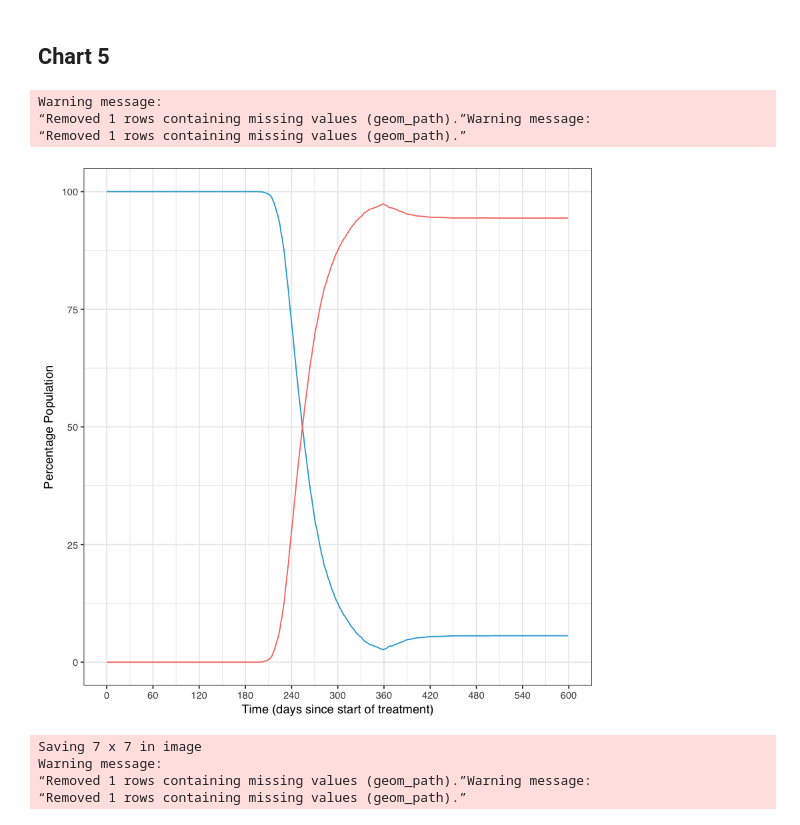
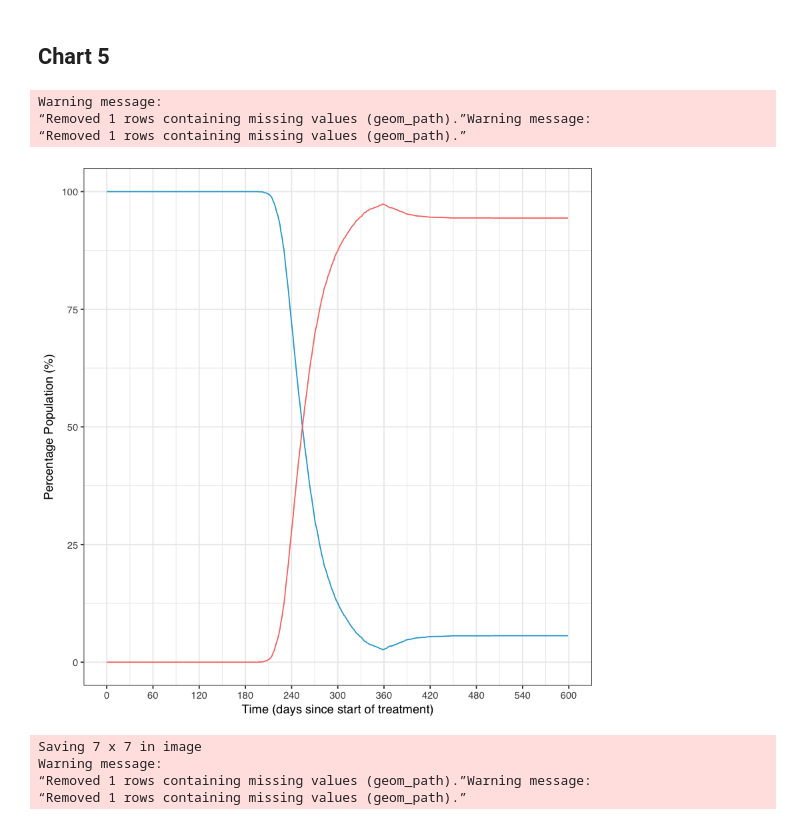
Before and after one commit to byillustrativemeans/UCSFprojects, a Jupyter notebook: systemsModel/Charts for Mathematical Modeling to Explore Shorter Multi-Drug Therapy Options for Active Pulmonary Tuberculosis.ipynb, the cells around one changed output. Cells and saved outputs as stored; diff of their text form; code cells hidden in the pictures.

Commit message:
Plot5.png updated

```diff
--- a/systemsModel/Charts for Mathematical Modeling to Explore Shorter Multi-Drug Therapy Options for Active Pulmonary Tuberculosis.ipynb
+++ b/systemsModel/Charts for Mathematical Modeling to Explore Shorter Multi-Drug Therapy Options for Active Pulmonary Tuberculosis.ipynb
@@ -257,27 +257,27 @@ Warning message:
 # %%
 file22 <- data.frame(AcuteTB = scan('~/Dropbox/John_manuscript/Figure 6/countAcuteTB.txt', skip=1, what = numeric(), sep = '\t'))
 file23 <- data.frame(ClearedTB = scan('~/Dropbox/John_manuscript/Figure 6/countClearedTB.txt', skip=1, what = numeric(), sep = '\t'))
 
 g <- bind_cols(file22, file23)
 
 g <- mutate(g, time = seq(0, 600, by = 1))
 
 Plot5 <- ggplot(g, aes(time, AcuteTB*100)) +
   geom_line(color = "#21a6d5") +
   geom_line(data = g, aes(time, ClearedTB*100, color = "#ca222c")) +
   #scale_y_log10() +
-  ylab("Percentage Population") +
+  ylab("Percentage Population (%)") +
   xlab("Time (days since start of treatment)") +
   scale_x_continuous(limits = c(0, 600), breaks = seq(0, 600, by = 60)) +
   theme_bw(base_family = "Helvetica") +
   theme(legend.position = 'none')
 
 Plot5
 # %% [output]
 Warning message:
 “Removed 1 rows containing missing values (geom_path).”Warning message:
 “Removed 1 rows containing missing values (geom_path).”
-[figure, old version]
+[figure, new version]
 # %%
 ggsave("Plot5.png", Plot5, device = "png")
 # %% [output]
```
Also changed, not shown: 1 other file.
